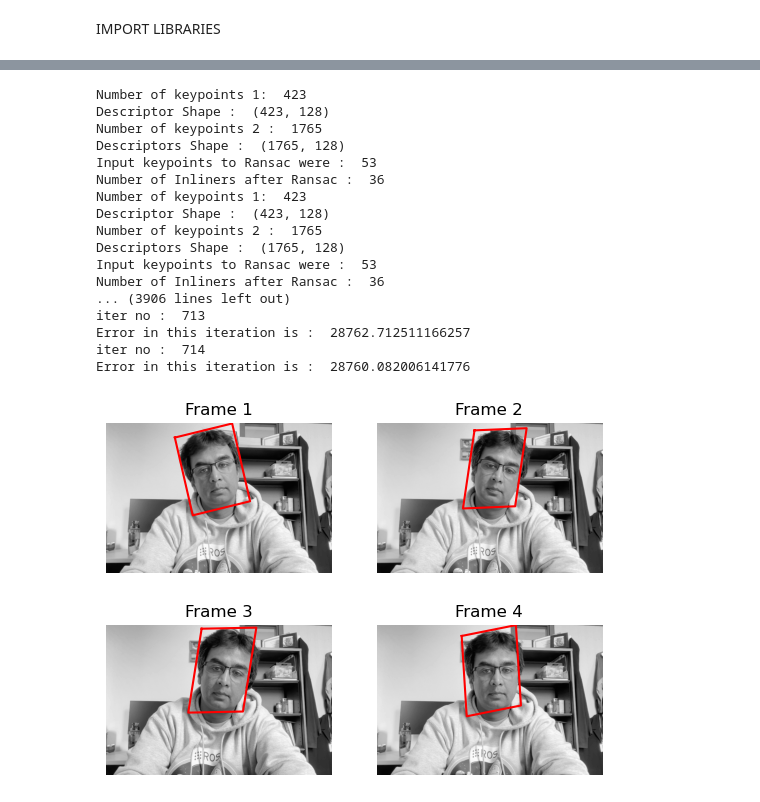
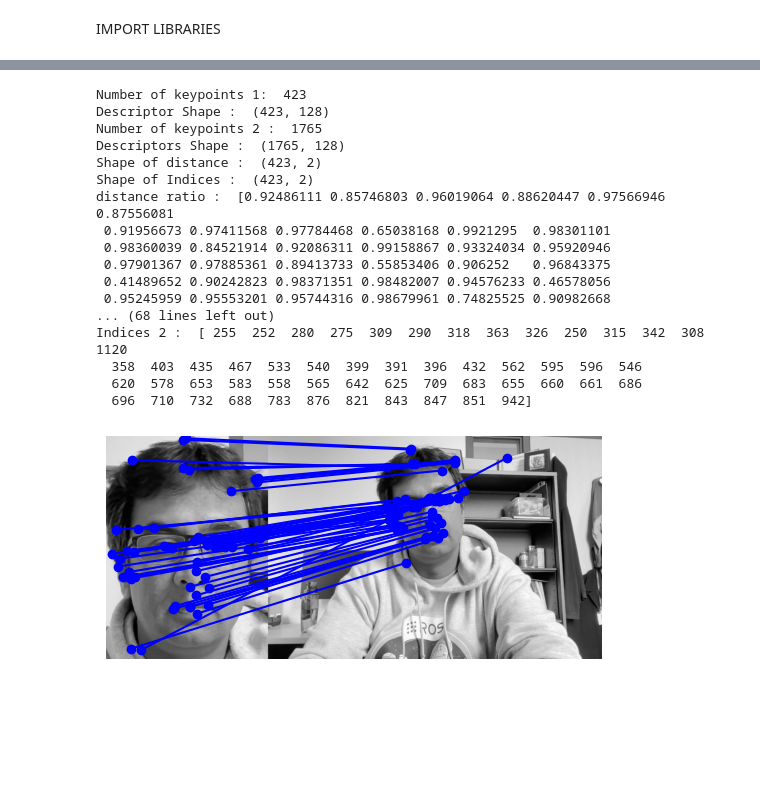
Before and after one commit to mohitydv09/computer_vision, a Jupyter notebook: hw2/registration.ipynb, the cells around one changed output, grey strips where cells are left out. Saved outputs shown, nothing was run; the diff lists cells and outputs as text; code cells hidden in the pictures; blank space fills up the shorter version.

Commit message:
find match updated

```diff
--- a/hw2/registration.ipynb
+++ b/hw2/registration.ipynb
@@ -463,54 +429,55 @@ def track_multi_frames(template, img_list):
 # %%
 if __name__ == '__main__':
     template = cv2.imread('./JS_template.jpg', 0)  # read as grey scale image
     target_list = []
     for i in range(4):
         target = cv2.imread('./JS_target{}.jpg'.format(i+1), 0)  # read as grey scale image
         target_list.append(target)
 
     x1, x2 = find_match(template, target_list[0])
-    # visualize_find_match(template, target_list[0], x1, x2)
+    visualize_find_match(template, target_list[0], x1, x2)
 
-    ransac_thr = 100
-    ransac_iter = 500
-    # print("No of Keypoints after find match : ", len(x1))
-    # A, x1_ret, x2_ret, x1_outliners, x2_outliners = align_image_using_feature(x1, x2, ransac_thr, ransac_iter)
-    A = align_image_using_feature(x1, x2, ransac_thr, ransac_iter)
-    # visualize_align_image_using_feature(template, target_list[0], x1, x2, A, ransac_thr, img_h=500)
+    # ransac_thr = 100
+    # ransac_iter = 500
+    # # print("No of Keypoints after find match : ", len(x1))
+    # # A, x1_ret, x2_ret, x1_outliners, x2_outliners = align_image_using_feature(x1, x2, ransac_thr, ransac_iter)
+    # A = align_image_using_feature(x1, x2, ransac_thr, ransac_iter)
+    # # visualize_align_image_using_feature(template, target_list[0], x1, x2, A, ransac_thr, img_h=500)
 
-    img_warped = warp_image(target_list[0], A, template.shape)
-    # plt.imshow(img_warped, cmap='grey', vmin=0, vmax=255)
-    # plt.axis('off')
-    # plt.show()
+    # img_warped = warp_image(target_list[0], A, template.shape)
+    # # plt.imshow(img_warped, cmap='grey', vmin=0, vmax=255)
+    # # plt.axis('off')
+    # # plt.show()
 
-    plot_error_map = False
-    if plot_error_map:
-        error_map = np.abs(img_warped - template)
-        plt.imshow(error_map, cmap='plasma', vmin=0, vmax=255)
-        plt.axis('off')
-        plt.show()
+    # plot_error_map = False
+    # if plot_error_map:
+    #     error_map = np.abs(img_warped - template)
+    #     plt.imshow(error_map, cmap='plasma', vmin=0, vmax=255)
+    #     plt.axis('off')
+    #     plt.show()
 
-    # A_refined, errors = align_image(template, target_list[0], A)
-    # visualize_align_image(template, target_list[0], A, A_refined, errors)
+    # # A_refined, errors = align_image(template, target_list[0], A)
+    # A_refined, errors = align_image(template, target_list[1], A)   # Update from Prof.
+    # # visualize_align_image(template, target_list[0], A, A_refined, errors)
 
-    A_list = track_multi_frames(template, target_list)
-    visualize_track_multi_frames(template, target_list, A_list)
+    # A_list = track_multi_frames(template, target_list)
+    # visualize_track_multi_frames(template, target_list, A_list)
 # %% [output]
 Number of keypoints 1:  423
 Descriptor Shape :  (423, 128)
 Number of keypoints 2 :  1765
 Descriptors Shape :  (1765, 128)
-Input keypoints to Ransac were :  53
-Number of Inliners after Ransac :  36
-Number of keypoints 1:  423
-Descriptor Shape :  (423, 128)
-Number of keypoints 2 :  1765
-Descriptors Shape :  (1765, 128)
-Input keypoints to Ransac were :  53
-Number of Inliners after Ransac :  36
-... (3906 lines left out)
-iter no :  713
-Error in this iteration is :  28762.712511166257
-iter no :  714
-Error in this iteration is :  28760.082006141776
+Shape of distance :  (423, 2)
+Shape of Indices :  (423, 2)
+distance ratio :  [0.92486111 0.85746803 0.96019064 0.88620447 0.97566946 0.87556081
+ 0.91956673 0.97411568 0.97784468 0.65038168 0.9921295  0.98301101
+ 0.98360039 0.84521914 0.92086311 0.99158867 0.93324034 0.95920946
+ 0.97901367 0.97885361 0.89413733 0.55853406 0.906252   0.96843375
+ 0.41489652 0.90242823 0.98371351 0.98482007 0.94576233 0.46578056
+ 0.95245959 0.95553201 0.95744316 0.98679961 0.74825525 0.90982668
+... (68 lines left out)
+Indices 2 :  [ 255  252  280  275  309  290  318  363  326  250  315  342  308 1120
+  358  403  435  467  533  540  399  391  396  432  562  595  596  546
+  620  578  653  583  558  565  642  625  709  683  655  660  661  686
+  696  710  732  688  783  876  821  843  847  851  942]
-[figure, old version]
+[figure, new version]
```
Also changed, not shown: parts of 3 cells of this notebook.
